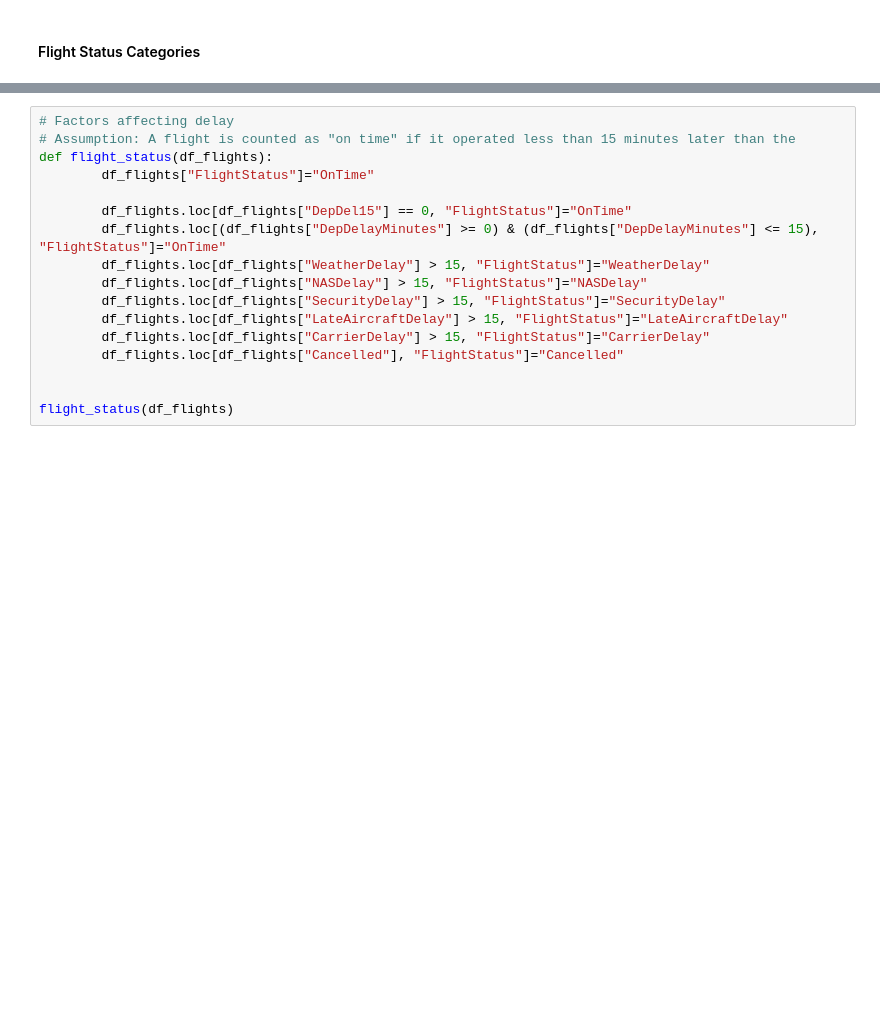
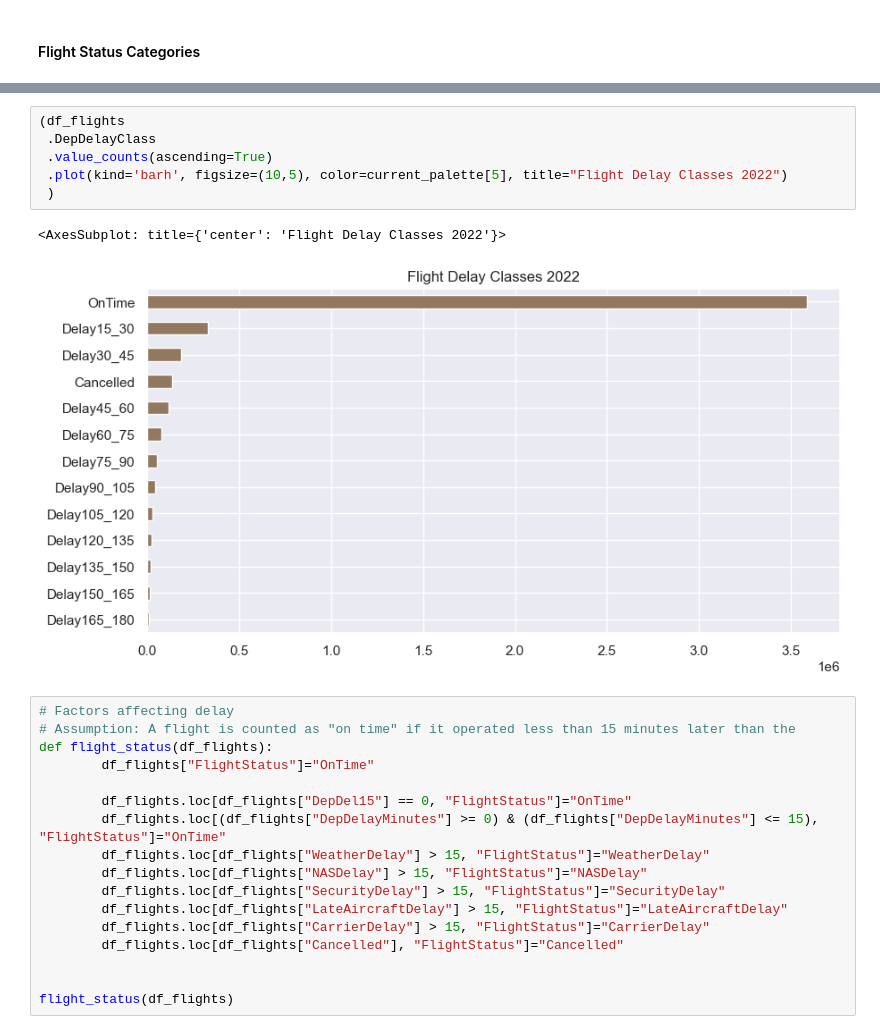
Before and after one commit to georgetown-analytics/team-3, a Jupyter notebook: flight_model/notebooks/STAT/stat1_flight_data_2022.ipynb, the cells around one changed output, grey strips where cells are left out. Drawn from its saved outputs; the diff is of its cells as text; blank space fills up the shorter version.

```diff
--- a/flight_model/notebooks/STAT/stat1_flight_data_2022.ipynb
+++ b/flight_model/notebooks/STAT/stat1_flight_data_2022.ipynb
@@ -227,3 +248,12 @@ px.line(df_flights
+# %%
+(df_flights
+ .DepDelayClass
+ .value_counts(ascending=True)
+ .plot(kind='barh', figsize=(10,5), color=current_palette[5], title="Flight Delay Classes 2022")
+ )
+# %% [output]
+<AxesSubplot: title={'center': 'Flight Delay Classes 2022'}>
+[figure, added]
 # %%
 # Factors affecting delay
 # Assumption: A flight is counted as "on time" if it operated less than 15 minutes later than the
```
Also changed, not shown: parts of 3 cells of this notebook, 1 other file.
